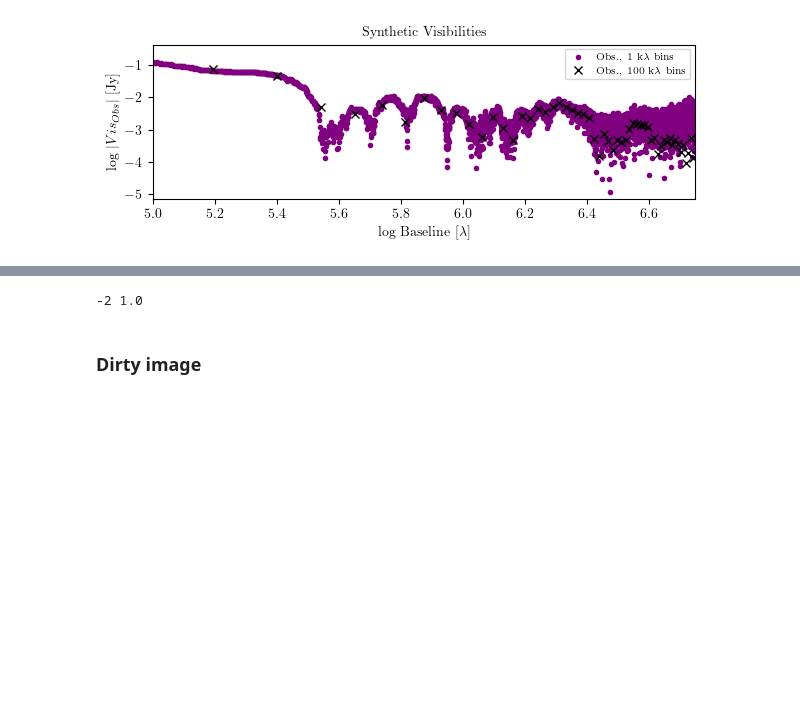
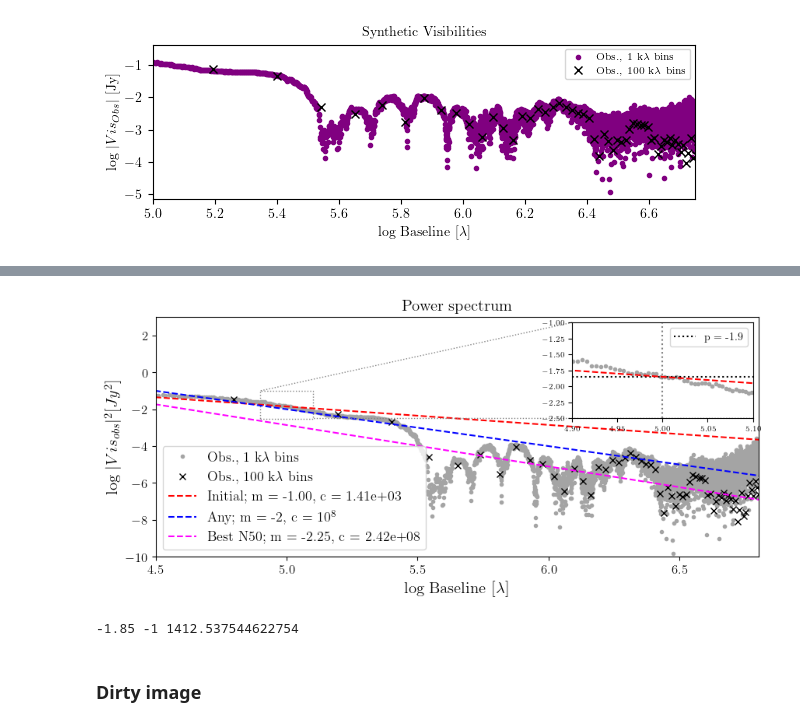
Before and after one commit to mariajmellado/frank2d, a Jupyter notebook: Results/11_AS209_F2D_Best.ipynb, the cells around one changed output, grey strips where cells are left out. Saved outputs shown, nothing was run; the diff lists cells and outputs as text; code cells hidden in the pictures; blank space fills up the shorter version.

```diff
--- a/Results/11_AS209_F2D_Best.ipynb
+++ b/Results/11_AS209_F2D_Best.ipynb
@@ -218,7 +225,53 @@ Power spectrum fit: m =  -2 , c =  100000000
+# %%
+import matplotlib.pyplot as plt
+from mpl_toolkits.axes_grid1.inset_locator import inset_axes, mark_inset
+
+fig, ax = plt.subplots(figsize=(10, 4))
+
+ax.plot(logx, logy, c=cs[0], marker=ms[0], ls='None', label=r'Obs., {:.0f} k$\lambda$ bins'.format(bin_widths[0]/1e3))
+ax.plot(logx2, logy2, c=cs[1], marker=ms[1], ls='None', label=r'Obs., {:.0f} k$\lambda$ bins'.format(bin_widths[1]/1e3))
+
+
+lgy = linear_power_spectrum(lgx, m0, c0)
+lgy1 = linear_power_spectrum(lgx, -2, 10**8)
+best_N50 = {'m': -2.2478888378636794, 'c': 241548327.67926273, 'l': 37853.96840857266} # 18m12.2s
+lgy2 = linear_power_spectrum(lgx, best_N50['m'], best_N50['c'])
+ax.plot(lgx, lgy, c='red', ls='--', label='Initial; m = {:.2f}'.format(m0) +', c = {:.2e}'.format(c0))
+ax.plot(lgx, lgy1, c='blue', ls='--', label='Any; m = -2, c = $10^{8}$')
+ax.plot(lgx, lgy2, c='magenta', ls='--', label='Best N50; m = {:.2f}'.format(best_N50['m']) +', c = {:.2e}'.format(best_N50['c']))
+
+
+ax.set_xlabel(r'log Baseline [$\lambda$]', size=15)
+ax.set_ylabel(r'log $|Vis_{obs}|^{2} [Jy^2]$', size=15)
+ax.legend(loc='lower left', fontsize=13)
+ax.tick_params(axis='both', which='both', labelsize=12)
+ax.set_title("Power spectrum", size=15)
+ax.set_ylim(-10, 3)
+ax.set_xlim(4.5, 6.8)
+
+axins = inset_axes(ax, width="30%", height="40%", loc=1)
+
+axins.plot(logx, logy, c=cs[0], marker=ms[0], ls='None')
+axins.plot(logx2, logy2, c=cs[1], marker=ms[1], ls='None')
+axins.axhline(p0, c='black', ls=':', label='p = {:.1f}'.format(p0))
+axins.axvline(5, c='gray', ls=':')
+axins.plot(lgx, lgy, c='red', ls='--')
+axins.legend(fontsize=10)
+
+axins.set_xlim(4.9, 5.1)
+axins.set_ylim(-2.5, -1)
+
+axins.tick_params(labelsize=7)
+
+mark_inset(ax, axins, loc1=2, loc2=4, fc="none", ec="0.5", ls=':')
+
+plt.show()
+# %% [output]
+[figure, added]
 # %%
-print(m, c/1e8)
+print(p, m, c)
 # %% [output]
--2 1.0
+-1.85 -1 1412.537544622754
 # %% [markdown]
 ### Dirty image
 # %%
```
Also changed, not shown: parts of 24 cells of this notebook, 22 other files.
